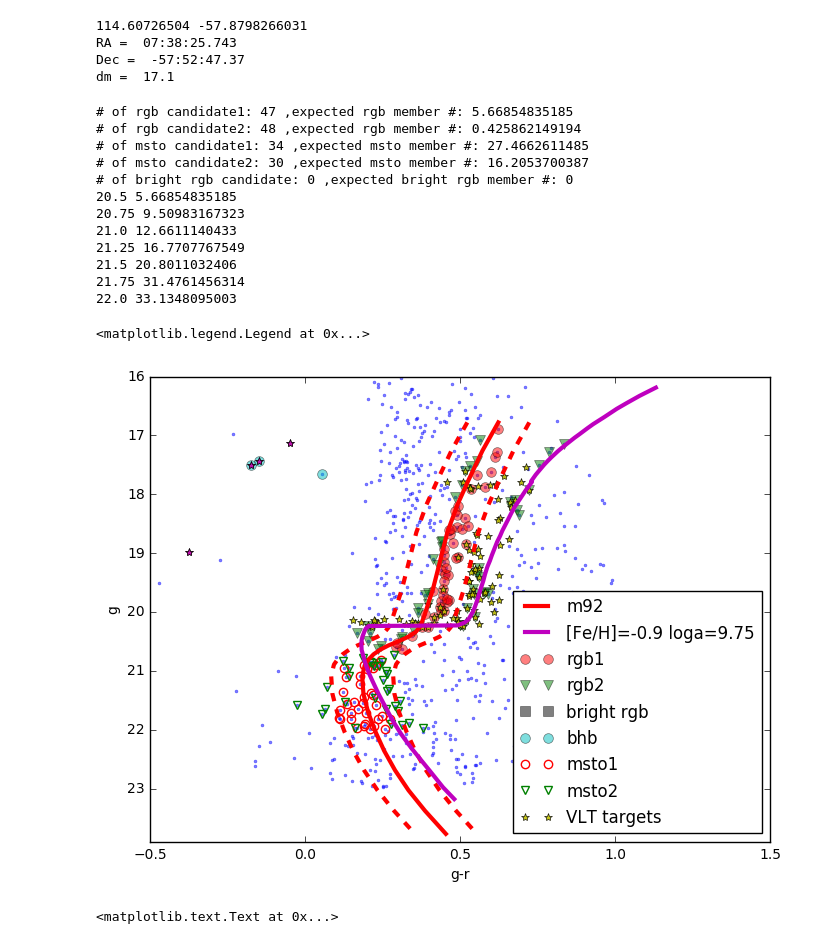
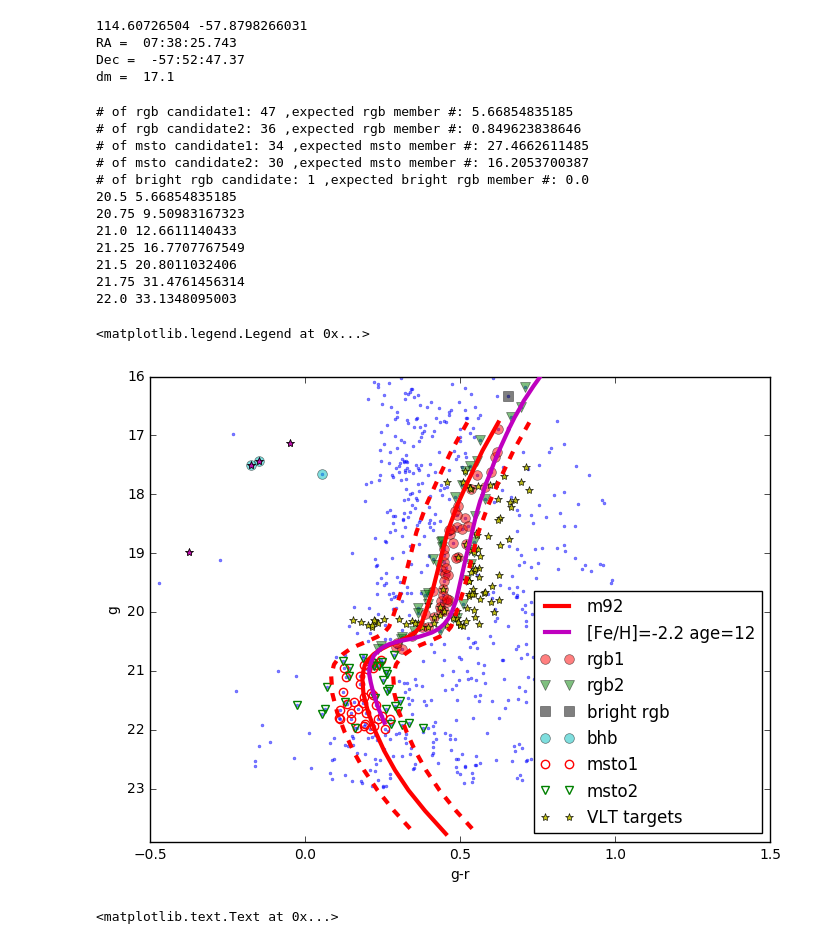
Before and after one commit to sazabi4/test, a Jupyter notebook: Carina2.5select-small.ipynb, the cells around one changed output. Drawn from its saved outputs; the diff is of its cells as text; code cells hidden in the pictures.

Commit message:
changed back to an old isochrone for target selection

```diff
--- a/Carina2.5select-small.ipynb
+++ b/Carina2.5select-small.ipynb
@@ -35,8 +35,8 @@ des_r0_fiduc_m92 = r0_fiduc_m92 - 0.102*(gmr0_fiduc_m92) + 0.02
 dm_m92_harris = 14.59
 
 #READ IN THEORETICAL ISOCHRONES
-#parsec=np.loadtxt(rootdir+'docs/bressan12_12gyr_m2.2_des.dat')
-parsec=np.loadtxt('/Users/tingli/Work/UFD/ugali/isochrones/padova_v3/iso_a05.5_z0.00200.dat')
+parsec=np.loadtxt(rootdir+'docs/bressan12_12gyr_m2.2_des.dat')
+#parsec=np.loadtxt('/Users/tingli/Work/UFD/ugali/isochrones/padova_v3/iso_a05.5_z0.00200.dat')
 
 k=110
 parsec_g = parsec[:k,9]
@@ -84,7 +84,7 @@ plt.plot(s['MAG_PSF_SFD_G'][closetocen]-s['MAG_PSF_SFD_R'][closetocen],s['MAG_PS
 plt.plot(gc_gmr_interp, gc_g_interp, color='r', lw=3, zorder=5, label='m92')
 plt.plot(gc_gmr_interp+0.1, gc_g_interp, color='r', ls='--', lw=3, zorder=5)
 plt.plot(gc_gmr_interp-0.1, gc_g_interp, color='r', ls='--', lw=3, zorder=5)
-plt.plot(iso_gmr_interp, iso_g_interp, color='m', lw=3, zorder=5, label='[Fe/H]=-0.9 loga=9.75')
+plt.plot(iso_gmr_interp, iso_g_interp, color='m', lw=3, zorder=5, label='[Fe/H]=-2.2 age=12')
 #plt.plot(iso_gmr_interp+0.1, iso_g_interp, color='m', ls='--', lw=3, zorder=5)
 #plt.plot(iso_gmr_interp-0.1, iso_g_interp, color='m', ls='--', lw=3, zorder=5)
 
@@ -167,36 +167,36 @@ print "# of bright rgb candidate:", sum(select_bri),  ",expected bright rgb memb
 #target = '10286300071060'
 #targetmask = s['QUICK_OBJECT_ID'] == int(target)
 #plt.plot(s['MAG_PSF_SFD_G'][targetmask]-s['MAG_PSF_SFD_R'][targetmask],s['MAG_PSF_SFD_G'][targetmask],'c*',mew=2, alpha=1, ms=15)
 
 for i in np.arange(20.5,22.1,0.25):
     print i, sum(s['prob'][(select_rgb | mcmc1) & (s['MAG_PSF_SFD_R']<i)])
 
 
 
 plt.plot(gt['g']-gt['r'], gt['g'], 'y*', alpha=0.9, label='VLT targets')
 for i in range(len(gt['ID'])):
     if gt['ID'][i][3:6] == 'BHB':
         plt.plot(gt['g'][i]-gt['r'][i], gt['g'][i], 'm*', alpha=0.9)
 
 
 plt.xlabel('g-r')
 plt.ylabel('g')
 plt.legend(loc=4)
 # %% [output]
 # of rgb candidate1: 47 ,expected rgb member #: 5.66854835185
-# of rgb candidate2: 48 ,expected rgb member #: 0.425862149194
+# of rgb candidate2: 36 ,expected rgb member #: 0.849623838646
 # of msto candidate1: 34 ,expected msto member #: 27.4662611485
 # of msto candidate2: 30 ,expected msto member #: 16.2053700387
-# of bright rgb candidate: 0 ,expected bright rgb member #: 0
+# of bright rgb candidate: 1 ,expected bright rgb member #: 0.0
 20.5 5.66854835185
 20.75 9.50983167323
 21.0 12.6611140433
 21.25 16.7707767549
 21.5 20.8011032406
 21.75 31.4761456314
 22.0 33.1348095003
 <matplotlib.legend.Legend at 0x...>
-[figure, old version]
+[figure, new version]
 # %%
 plt.figure(figsize=[8,6])
 #PLOT SPATIAL DISTRIBUTION OF STARS
```
